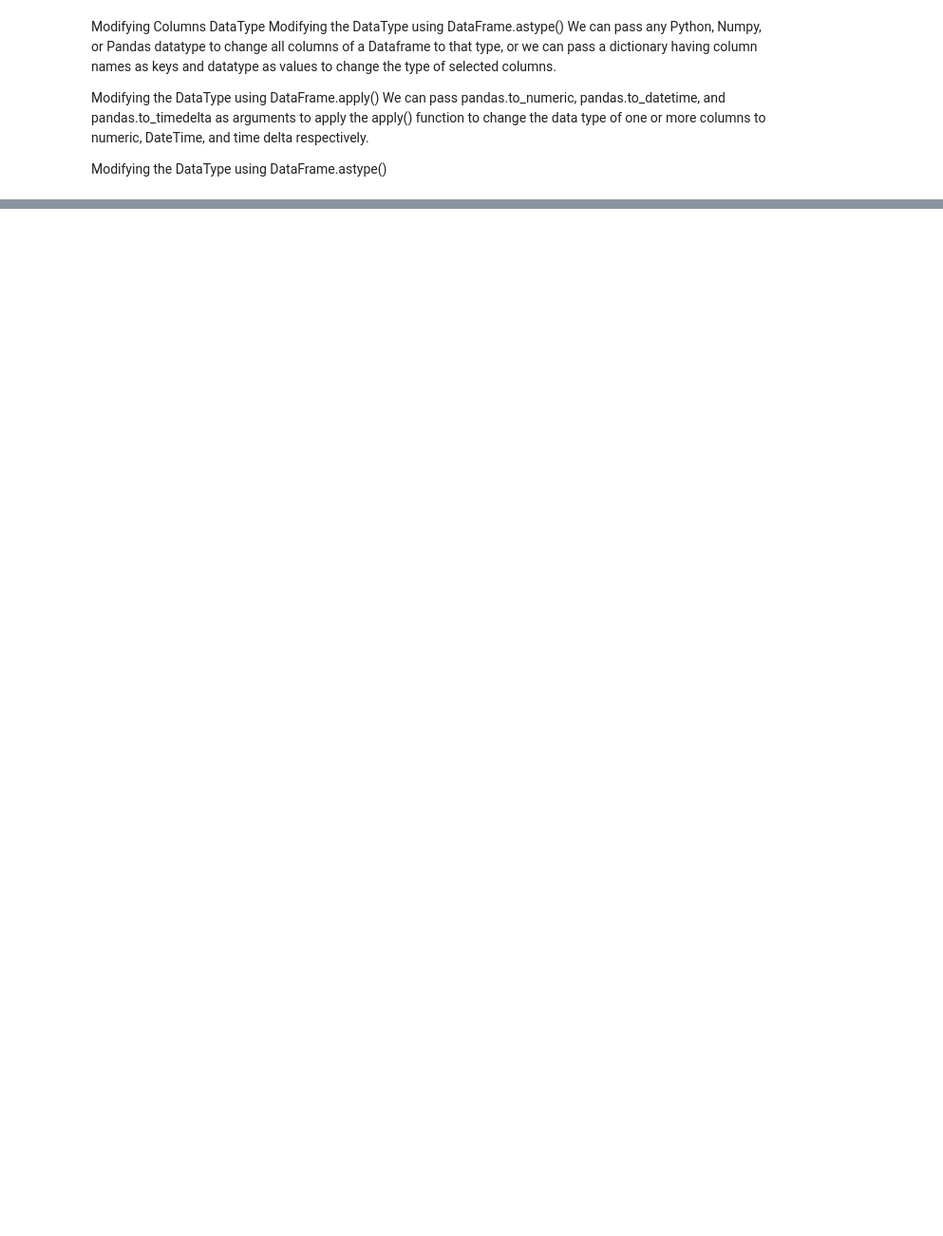
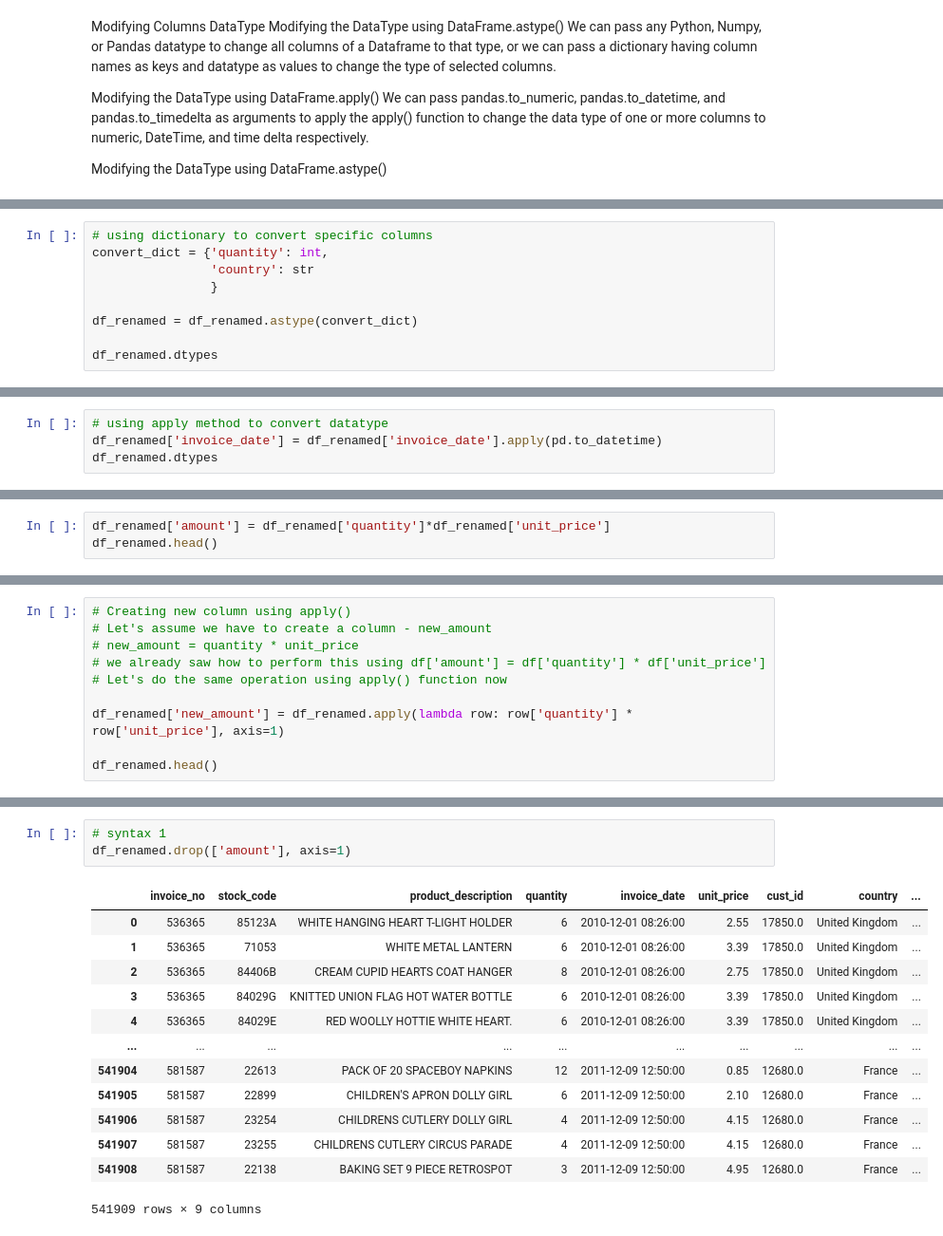
Before and after one commit to Tolash123/Machine_learning_and_Deep_learning, a Jupyter notebook: Module2-python for Data Analysis/3. Pandas for Beginners/pandas_basic.ipynb, the cells around one changed output, grey strips where cells are left out. Shown at 95% size. Saved outputs shown, nothing was run; the diff lists cells and outputs as text; blank space fills up the shorter version.

```diff
--- a/Module2-python for Data Analysis/3. Pandas for Beginners/pandas_basic.ipynb
+++ b/Module2-python for Data Analysis/3. Pandas for Beginners/pandas_basic.ipynb
@@ -1347,0 +1408,9 @@ Modifying the DataType using DataFrame.astype()
+# %%
+# using dictionary to convert specific columns
+convert_dict = {'quantity': int,
+                'country': str
+                }
+
+df_renamed = df_renamed.astype(convert_dict)
+
+df_renamed.dtypes
@@ -1347,0 +1429,4 @@ Modifying the DataType using DataFrame.astype()
+# %%
+# using apply method to convert datatype
+df_renamed['invoice_date'] = df_renamed['invoice_date'].apply(pd.to_datetime)
+df_renamed.dtypes
@@ -1347,0 +1448,3 @@ Modifying the DataType using DataFrame.astype()
+# %%
+df_renamed['amount'] = df_renamed['quantity']*df_renamed['unit_price']
+df_renamed.head()
@@ -1347,0 +1546,10 @@ Modifying the DataType using DataFrame.astype()
+# %%
+# Creating new column using apply()
+# Let's assume we have to create a column - new_amount
+# new_amount = quantity * unit_price
+# we already saw how to perform this using df['amount'] = df['quantity'] * df['unit_price']
+# Let's do the same operation using apply() function now
+
+df_renamed['new_amount'] = df_renamed.apply(lambda row: row['quantity'] * row['unit_price'], axis=1)
+
+df_renamed.head()
@@ -1347,0 +1593,17 @@ Modifying the DataType using DataFrame.astype()
+# %%
+# syntax 1
+df_renamed.drop(['amount'], axis=1)
+# %% [output]
+|  | invoice_no | stock_code | product_description | quantity | invoice_date | unit_price | cust_id | country | ... |
+| 0 | 536365 | 85123A | WHITE HANGING HEART T-LIGHT HOLDER | 6 | 2010-12-01 08:26:00 | 2.55 | 17850.0 | United Kingdom | ... |
+| 1 | 536365 | 71053 | WHITE METAL LANTERN | 6 | 2010-12-01 08:26:00 | 3.39 | 17850.0 | United Kingdom | ... |
+| 2 | 536365 | 84406B | CREAM CUPID HEARTS COAT HANGER | 8 | 2010-12-01 08:26:00 | 2.75 | 17850.0 | United Kingdom | ... |
+| 3 | 536365 | 84029G | KNITTED UNION FLAG HOT WATER BOTTLE | 6 | 2010-12-01 08:26:00 | 3.39 | 17850.0 | United Kingdom | ... |
+| 4 | 536365 | 84029E | RED WOOLLY HOTTIE WHITE HEART. | 6 | 2010-12-01 08:26:00 | 3.39 | 17850.0 | United Kingdom | ... |
+| ... | ... | ... | ... | ... | ... | ... | ... | ... | ... |
+| 541904 | 581587 | 22613 | PACK OF 20 SPACEBOY NAPKINS | 12 | 2011-12-09 12:50:00 | 0.85 | 12680.0 | France | ... |
+| 541905 | 581587 | 22899 | CHILDREN'S APRON DOLLY GIRL | 6 | 2011-12-09 12:50:00 | 2.10 | 12680.0 | France | ... |
+| 541906 | 581587 | 23254 | CHILDRENS CUTLERY DOLLY GIRL | 4 | 2011-12-09 12:50:00 | 4.15 | 12680.0 | France | ... |
+| 541907 | 581587 | 23255 | CHILDRENS CUTLERY CIRCUS PARADE | 4 | 2011-12-09 12:50:00 | 4.15 | 12680.0 | France | ... |
+| 541908 | 581587 | 22138 | BAKING SET 9 PIECE RETROSPOT | 3 | 2011-12-09 12:50:00 | 4.95 | 12680.0 | France | ... |
+541909 rows × 9 columns
```
Also changed, not shown: parts of 89 cells of this notebook.
